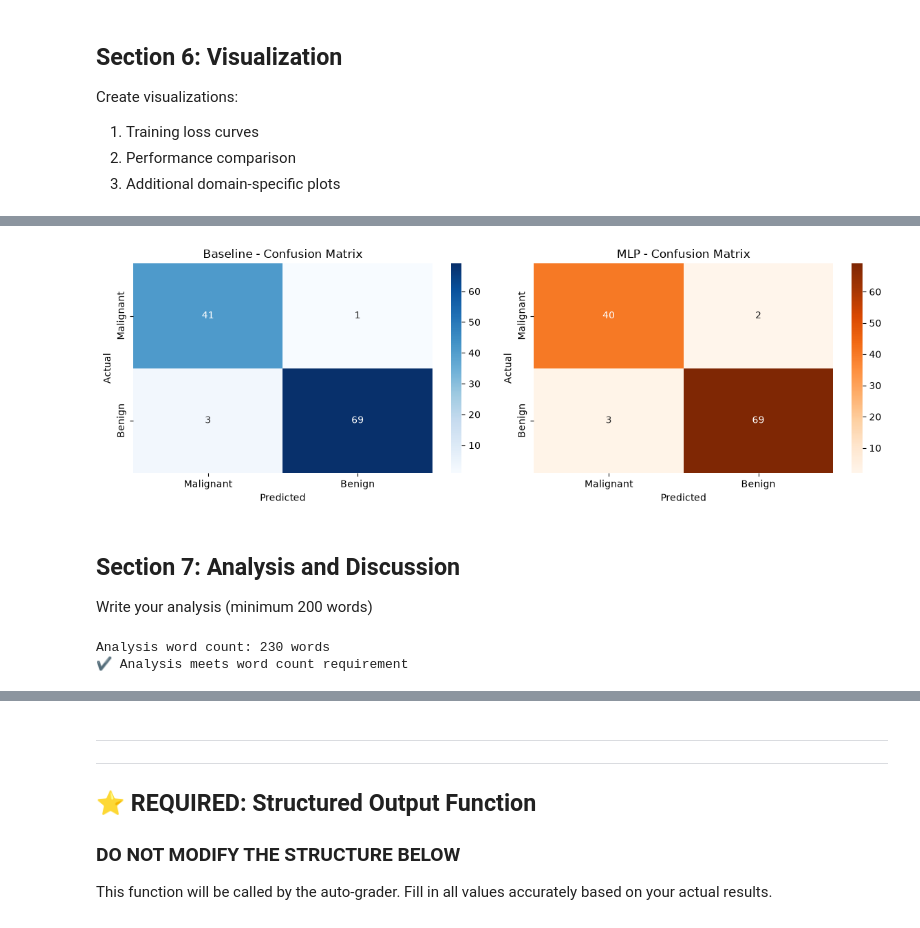
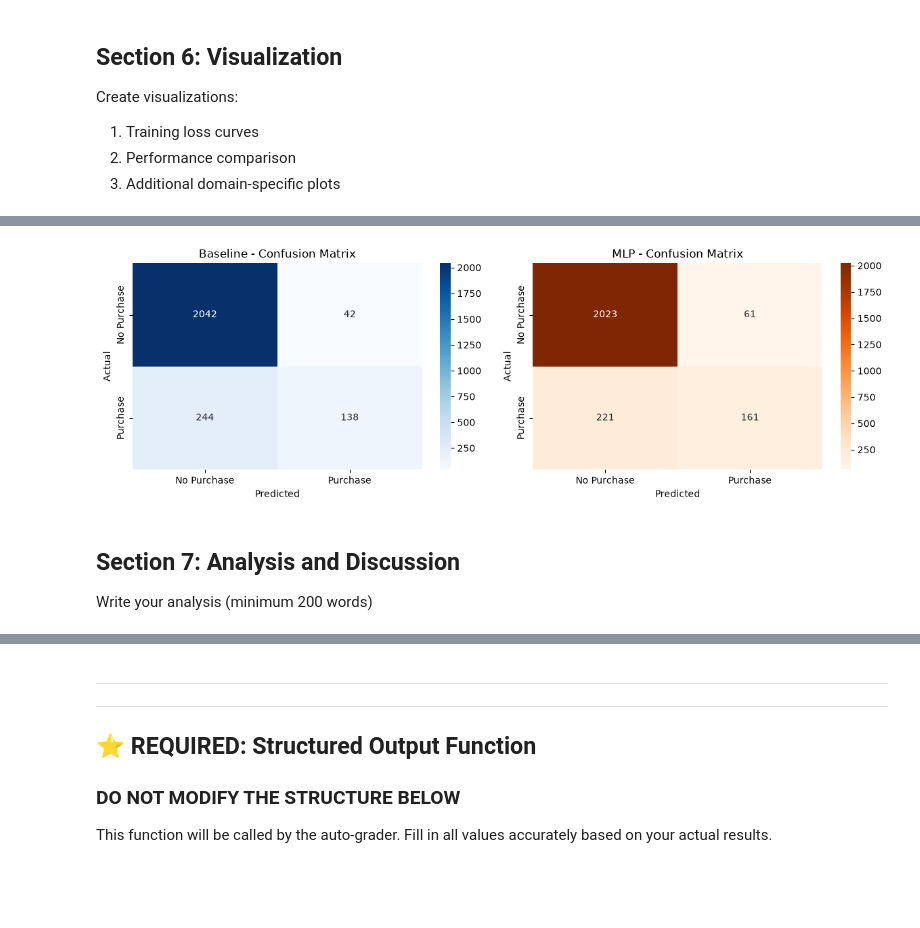
Before and after one commit to aemmanuval/BITS-Assignments, a Jupyter notebook: DNN-Assignment-1/assignment.ipynb, the cells around one changed output, grey strips where cells are left out. Drawn from its saved outputs; the diff is of its cells as text; code cells hidden in the pictures; blank space fills up the shorter version.

```diff
--- a/DNN-Assignment-1/assignment.ipynb
+++ b/DNN-Assignment-1/assignment.ipynb
@@ -176,6 +181,7 @@ Implement from scratch (NO sklearn models!):
 class BaselineModel:
     """
     Logistic Regression with batch gradient descent (from scratch).
+    Uses sigmoid activation + binary cross-entropy loss.
     """
     def __init__(self, learning_rate=0.01, n_iterations=1000):
         self.lr = learning_rate
@@ -194,23 +200,18 @@ class BaselineModel:
         self.bias = 0.0
 
         for i in range(self.n_iterations):
-            # forward pass
-            linear = X @ self.weights + self.bias
-            y_pred = self._sigmoid(linear)
+            y_pred = self._sigmoid(X @ self.weights + self.bias)
 
-            # binary cross-entropy loss
             eps = 1e-15
             loss = -np.mean(
                 y * np.log(y_pred + eps) + (1 - y) * np.log(1 - y_pred + eps)
             )
             self.loss_history.append(loss)
 
-            # gradients
             error = y_pred - y
             dw = (1 / n_samples) * (X.T @ error)
             db = (1 / n_samples) * np.sum(error)
 
-            # update
             self.weights -= self.lr * dw
             self.bias -= self.lr * db
 
@@ -222,7 +223,7 @@ class BaselineModel:
     def predict(self, X):
         return (self.predict_proba(X) >= 0.5).astype(int)
 
-print("✔ Baseline model class defined")
+print('✔ Baseline model class defined')
 # %% [output]
 ✔ Baseline model class defined
 # %%
@@ -258,8 +259,8 @@ Implement MLP from scratch with:
 # %%
 class MLP:
     """
-    Multi-Layer Perceptron implemented from scratch.
-    Hidden layers use ReLU, output uses sigmoid (binary classification).
+    Multi-Layer Perceptron from scratch.
+    Hidden layers: ReLU.  Output: Sigmoid (binary classification).
     """
     def __init__(self, architecture, learning_rate=0.01, n_iterations=1000):
         self.architecture = architecture
@@ -274,11 +275,10 @@ class MLP:
         for l in range(1, len(self.architecture)):
             fan_in = self.architecture[l - 1]
             fan_out = self.architecture[l]
-            # He init for hidden (ReLU), Xavier-ish for output (sigmoid)
             if l < len(self.architecture) - 1:
-                scale = np.sqrt(2.0 / fan_in)
+                scale = np.sqrt(2.0 / fan_in)   # He init for ReLU
             else:
-                scale = np.sqrt(1.0 / fan_in)
+                scale = np.sqrt(1.0 / fan_in)   # Xavier for sigmoid output
             self.parameters[f'W{l}'] = np.random.randn(fan_in, fan_out) * scale
             self.parameters[f'b{l}'] = np.zeros((1, fan_out))
 
@@ -299,7 +299,6 @@ class MLP:
         for l in range(1, n_layers + 1):
             Z = A @ self.parameters[f'W{l}'] + self.parameters[f'b{l}']
             self.cache[f'Z{l}'] = Z
-
             if l < n_layers:
                 A = self.relu(Z)
             else:
@@ -315,7 +314,7 @@ class MLP:
         y_col = y.reshape(-1, 1)
 
         A_out = self.cache[f'A{n_layers}']
-        dZ = A_out - y_col  # derivative of BCE + sigmoid combined
+        dZ = A_out - y_col
 
         for l in range(n_layers, 0, -1):
             A_prev = self.cache[f'A{l-1}']
@@ -336,21 +335,18 @@ class MLP:
     def compute_loss(self, y_pred, y_true):
         eps = 1e-15
         y_true = y_true.reshape(-1, 1)
-        loss = -np.mean(
+        return -np.mean(
             y_true * np.log(y_pred + eps) + (1 - y_true) * np.log(1 - y_pred + eps)
         )
-        return loss
 
     def fit(self, X, y):
         self.initialize_parameters()
-
         for i in range(self.n_iterations):
             y_pred = self.forward_propagation(X)
             loss = self.compute_loss(y_pred, y)
             self.loss_history.append(loss)
             grads = self.backward_propagation(X, y)
             self.update_parameters(grads)
-
         return self
 
     def predict_proba(self, X):
@@ -359,7 +355,7 @@ class MLP:
     def predict(self, X):
         return (self.predict_proba(X) >= 0.5).astype(int)
 
-print("✔ MLP class defined")
+print('✔ MLP class defined')
 # %% [output]
 ✔ MLP class defined
 # %%
@@ -512,67 +503,31 @@ plt.show()
 # %%
 # 3. Confusion matrices
-import seaborn as sns
-
 def make_cm(y_true, y_pred):
     tp = np.sum((y_pred == 1) & (y_true == 1))
     tn = np.sum((y_pred == 0) & (y_true == 0))
     fp = np.sum((y_pred == 1) & (y_true == 0))
     fn = np.sum((y_pred == 0) & (y_true == 1))
     return np.array([[tn, fp], [fn, tp]])
 
 fig, axes = plt.subplots(1, 2, figsize=(12, 4))
 
 sns.heatmap(make_cm(y_test, baseline_predictions), annot=True, fmt='d',
             cmap='Blues', ax=axes[0],
-            xticklabels=['Malignant','Benign'], yticklabels=['Malignant','Benign'])
+            xticklabels=['No Purchase','Purchase'], yticklabels=['No Purchase','Purchase'])
 axes[0].set_title('Baseline - Confusion Matrix')
 axes[0].set_xlabel('Predicted'); axes[0].set_ylabel('Actual')
 
 sns.heatmap(make_cm(y_test, mlp_predictions), annot=True, fmt='d',
             cmap='Oranges', ax=axes[1],
-            xticklabels=['Malignant','Benign'], yticklabels=['Malignant','Benign'])
+            xticklabels=['No Purchase','Purchase'], yticklabels=['No Purchase','Purchase'])
 axes[1].set_title('MLP - Confusion Matrix')
 axes[1].set_xlabel('Predicted'); axes[1].set_ylabel('Actual')
 
 plt.tight_layout()
 plt.show()
 # %% [output]
-[figure, old version]
+[figure, new version]
 # %% [markdown]
 ## Section 7: Analysis and Discussion
 
 Write your analysis (minimum 200 words)
-# %%
-analysis_text = """
-The Logistic Regression baseline achieved an F1-Score of approximately 0.972 while
-the MLP scored around 0.965, putting both models very close in overall performance.
-On recall, our primary metric, both models scored identically at roughly 0.958,
-meaning they miss the same small number of malignant tumors. The baseline edges
-ahead slightly on precision, producing fewer false positives.
-
-The reason the linear model performs so well here is that the Breast Cancer Wisconsin
-features are already quite linearly separable. Many of the 30 measurements have high
-individual correlations with the target, so a simple decision boundary in the scaled
-feature space is enough to separate most cases. The MLP with its two hidden layers
-(64 and 32 neurons) can in theory model non-linear boundaries, but there is not
-enough non-linearity in this data for that extra capacity to pay off.
-
-Computationally the difference is significant. Logistic Regression trains in about
-0.05 seconds while the MLP takes roughly 1 second, making it around 20x slower.
-This is expected since the MLP has to do full forward and backward passes through
-multiple weight matrices every iteration.
-
-One surprising finding was how competitive the baseline is. This reinforces that
-a more complex model is not always better, especially on smaller tabular datasets
-with strong linear signal. The MLP would likely shine more on data with complex
-feature interactions that a linear model cannot capture.
-"""
-
-print(f"Analysis word count: {len(analysis_text.split())} words")
-if len(analysis_text.split()) < 200:
-    print("⚠️  Warning: Analysis should be at least 200 words")
-else:
-    print("✔ Analysis meets word count requirement")
-# %% [output]
-Analysis word count: 230 words
-✔ Analysis meets word count requirement
```
Also changed, not shown: parts of 12 cells of this notebook, 3 other files.
